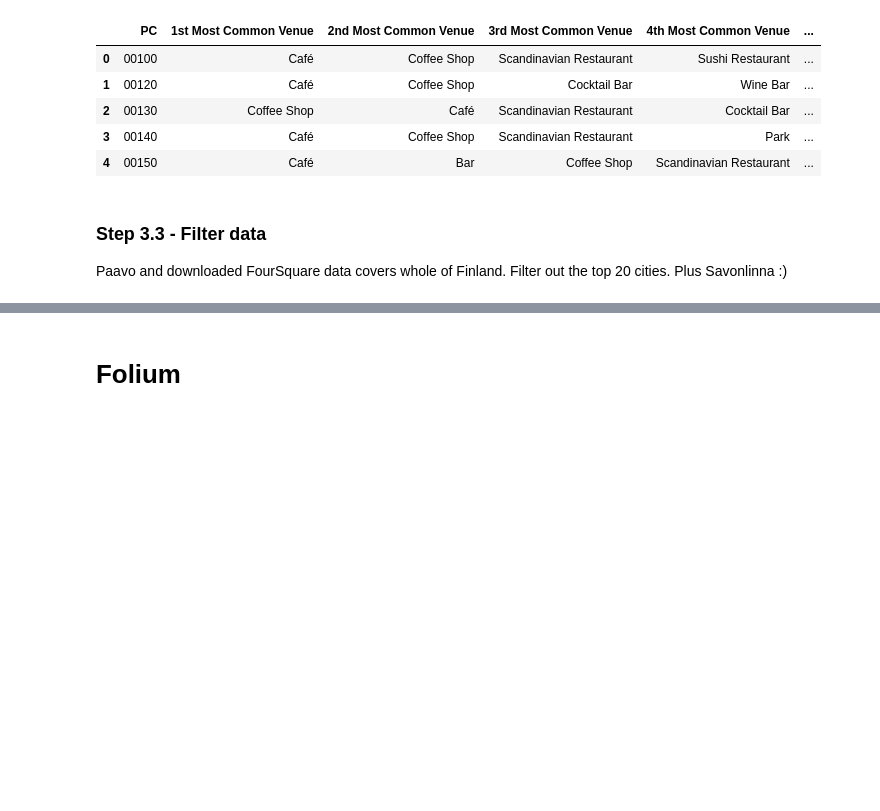
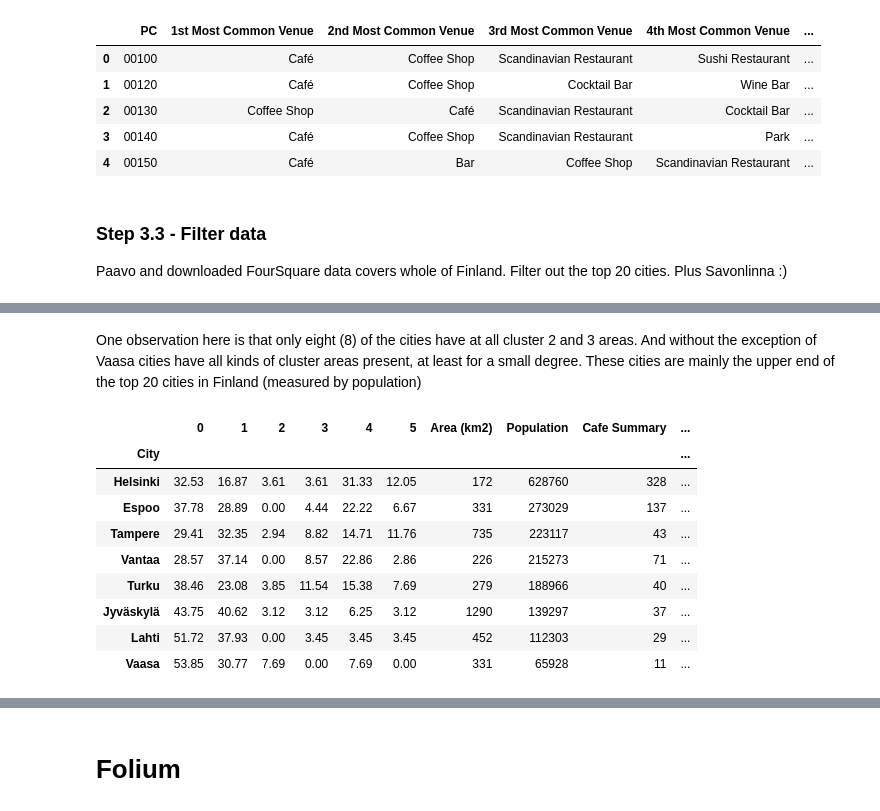
Before and after one commit to aitennek/Coursera_Capstone, a Jupyter notebook: Final_assignment/Notes.ipynb, the cells around one changed output, grey strips where cells are left out. Saved outputs shown, nothing was run; the diff lists cells and outputs as text; code cells hidden in the pictures; blank space fills up the shorter version.

```diff
--- a/Final_assignment/Notes.ipynb
+++ b/Final_assignment/Notes.ipynb
@@ -1283,0 +1487,15 @@ paavo_fs_merged_df = paavo_fs_merged_df[list_order_to_top(["PC", "PC City", "PC
+# %% [markdown]
+One observation here is that only eight (8) of the cities have at all cluster 2 and 3 areas.  And without the exception of Vaasa cities have all kinds of cluster areas present, at least for a small degree.  These cities are mainly the upper end of the top 20 cities in Finland (measured by population)
+# %%
+city_clusters_onehot_df[(city_clusters_onehot_df[2] > 0) | (city_clusters_onehot_df[3] > 0)]
+# %% [output]
+|  | 0 | 1 | 2 | 3 | 4 | 5 | Area (km2) | Population | Cafe Summary | ... |
+| City |  |  |  |  |  |  |  |  |  | ... |
+| Helsinki | 32.53 | 16.87 | 3.61 | 3.61 | 31.33 | 12.05 | 172 | 628760 | 328 | ... |
+| Espoo | 37.78 | 28.89 | 0.00 | 4.44 | 22.22 | 6.67 | 331 | 273029 | 137 | ... |
+| Tampere | 29.41 | 32.35 | 2.94 | 8.82 | 14.71 | 11.76 | 735 | 223117 | 43 | ... |
+| Vantaa | 28.57 | 37.14 | 0.00 | 8.57 | 22.86 | 2.86 | 226 | 215273 | 71 | ... |
+| Turku | 38.46 | 23.08 | 3.85 | 11.54 | 15.38 | 7.69 | 279 | 188966 | 40 | ... |
+| Jyväskylä | 43.75 | 40.62 | 3.12 | 3.12 | 6.25 | 3.12 | 1290 | 139297 | 37 | ... |
+| Lahti | 51.72 | 37.93 | 0.00 | 3.45 | 3.45 | 3.45 | 452 | 112303 | 29 | ... |
+| Vaasa | 53.85 | 30.77 | 7.69 | 0.00 | 7.69 | 0.00 | 331 | 65928 | 11 | ... |
```
Also changed, not shown: parts of 74 cells of this notebook, 1 other file.
